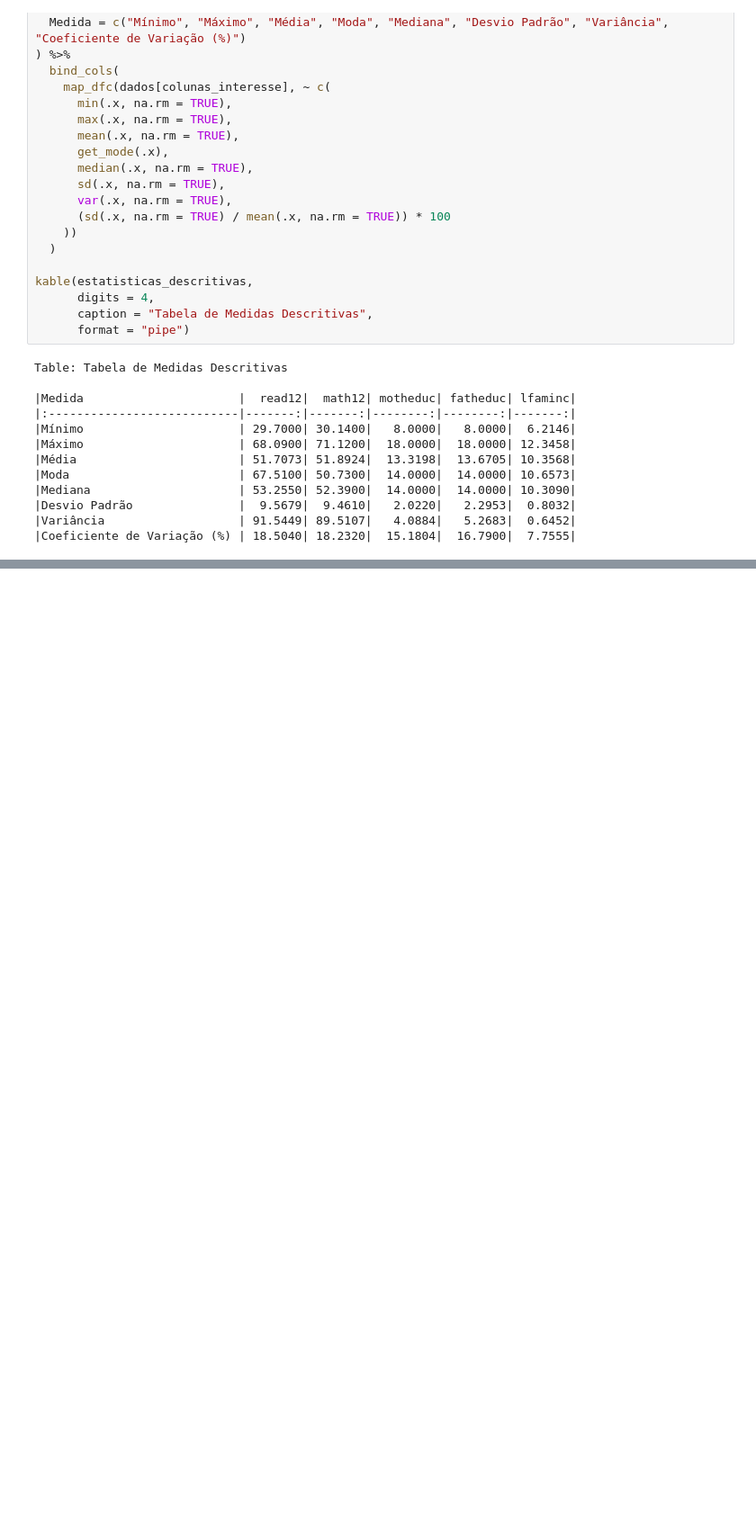
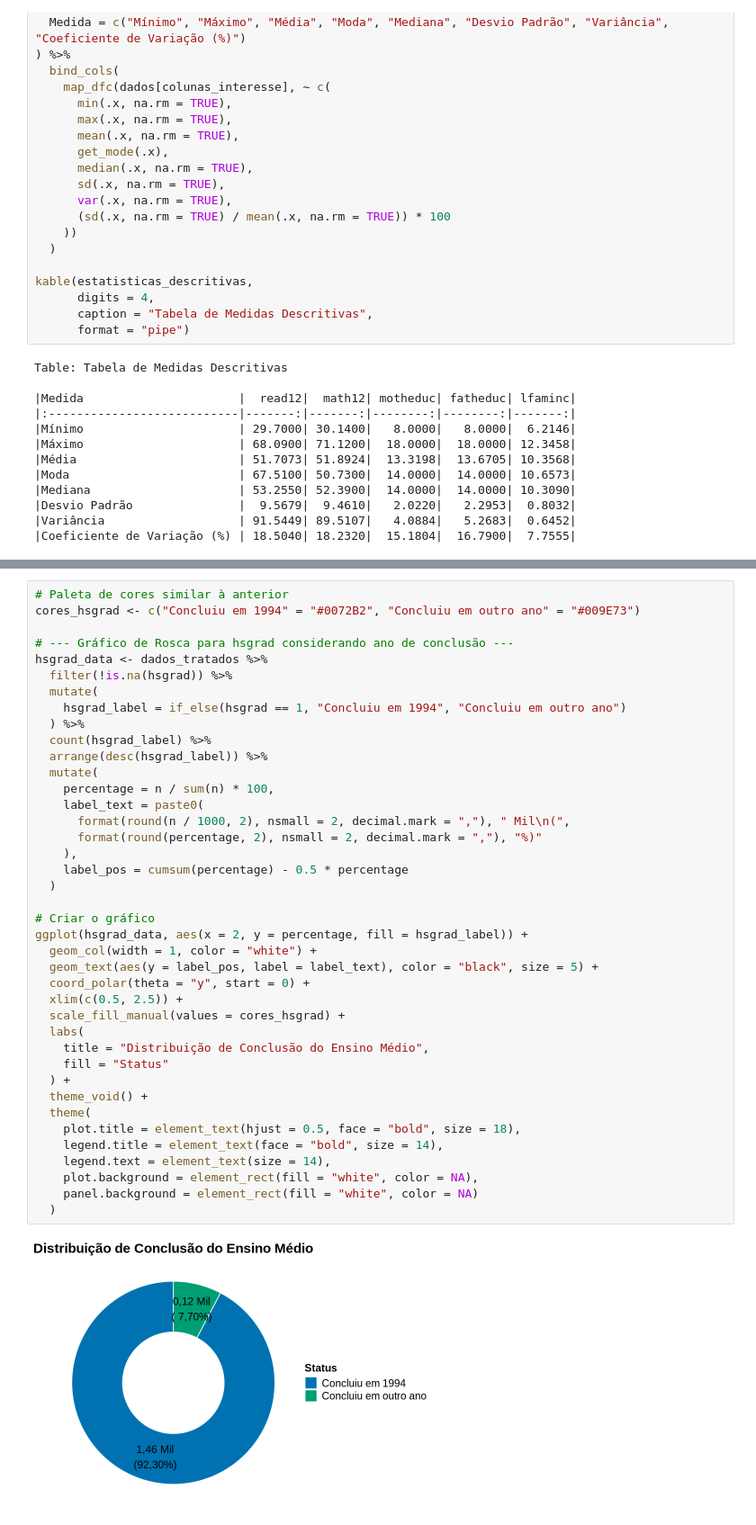
Before and after one commit to pedrovcardoso/trabalho-estatistica, a Jupyter notebook: trabalho_estatística_testes.ipynb, the cells around one changed output, grey strips where cells are left out. Shown at 90% size. Cells and saved outputs as stored; diff of their text form; blank space fills up the shorter version.

```diff
--- a/trabalho_estatística_testes.ipynb
+++ b/trabalho_estatística_testes.ipynb
@@ -269,0 +332,42 @@ Warning message:
+# %%
+# Paleta de cores similar à anterior
+cores_hsgrad <- c("Concluiu em 1994" = "#0072B2", "Concluiu em outro ano" = "#009E73")
+
+# --- Gráfico de Rosca para hsgrad considerando ano de conclusão ---
+hsgrad_data <- dados_tratados %>%
+  filter(!is.na(hsgrad)) %>%
+  mutate(
+    hsgrad_label = if_else(hsgrad == 1, "Concluiu em 1994", "Concluiu em outro ano")
+  ) %>%
+  count(hsgrad_label) %>%
+  arrange(desc(hsgrad_label)) %>%
+  mutate(
+    percentage = n / sum(n) * 100,
+    label_text = paste0(
+      format(round(n / 1000, 2), nsmall = 2, decimal.mark = ","), " Mil\n(",
+      format(round(percentage, 2), nsmall = 2, decimal.mark = ","), "%)"
+    ),
+    label_pos = cumsum(percentage) - 0.5 * percentage
+  )
+
+# Criar o gráfico
+ggplot(hsgrad_data, aes(x = 2, y = percentage, fill = hsgrad_label)) +
+  geom_col(width = 1, color = "white") +
+  geom_text(aes(y = label_pos, label = label_text), color = "black", size = 5) +
+  coord_polar(theta = "y", start = 0) +
+  xlim(c(0.5, 2.5)) +
+  scale_fill_manual(values = cores_hsgrad) +
+  labs(
+    title = "Distribuição de Conclusão do Ensino Médio",
+    fill = "Status"
+  ) +
+  theme_void() +
+  theme(
+    plot.title = element_text(hjust = 0.5, face = "bold", size = 18),
+    legend.title = element_text(face = "bold", size = 14),
+    legend.text = element_text(size = 14),
+    plot.background = element_rect(fill = "white", color = NA),
+    panel.background = element_rect(fill = "white", color = NA)
+  )
+# %% [output]
+[figure, added]
```
Also changed, not shown: parts of 16 cells of this notebook.
